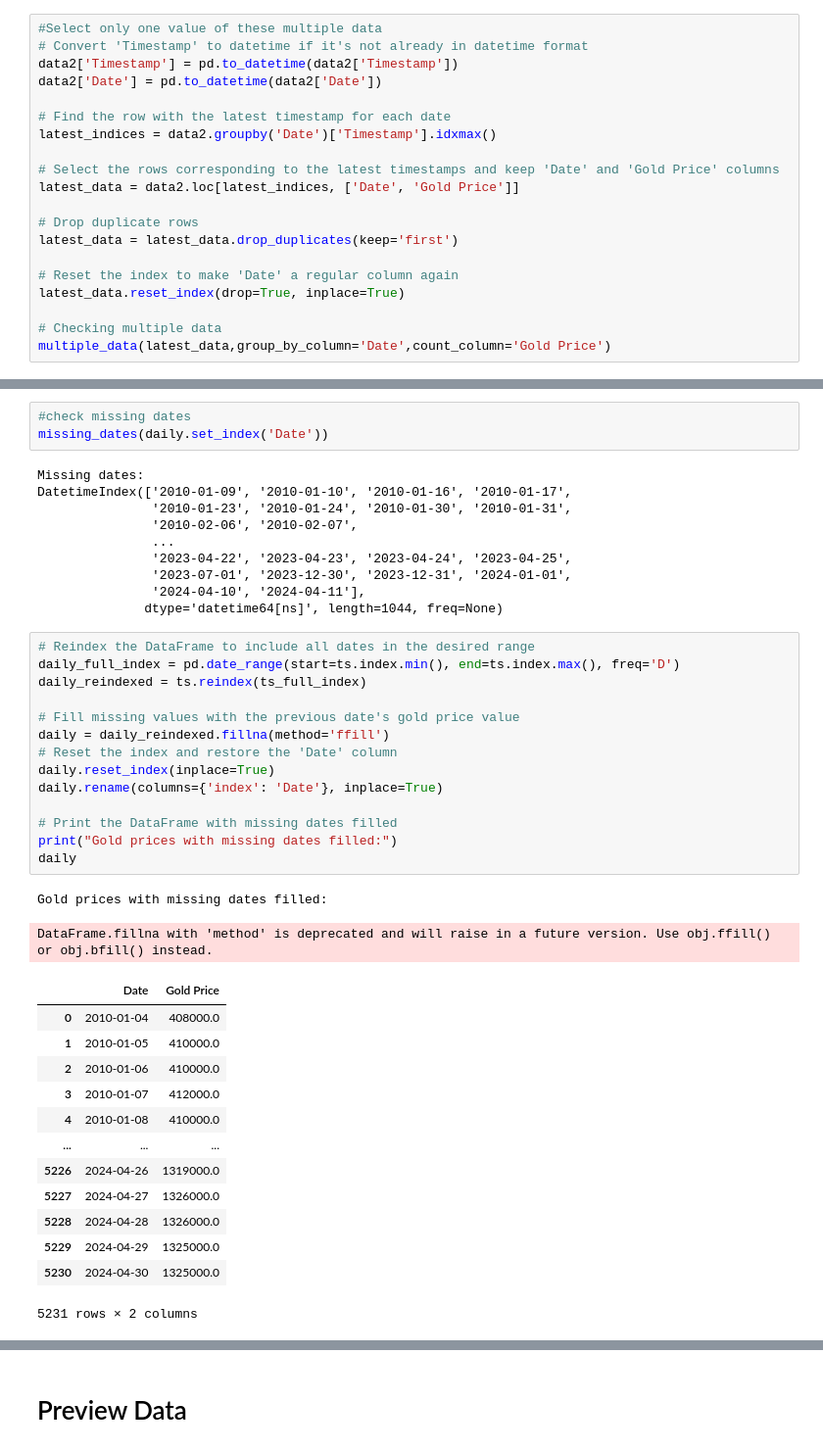
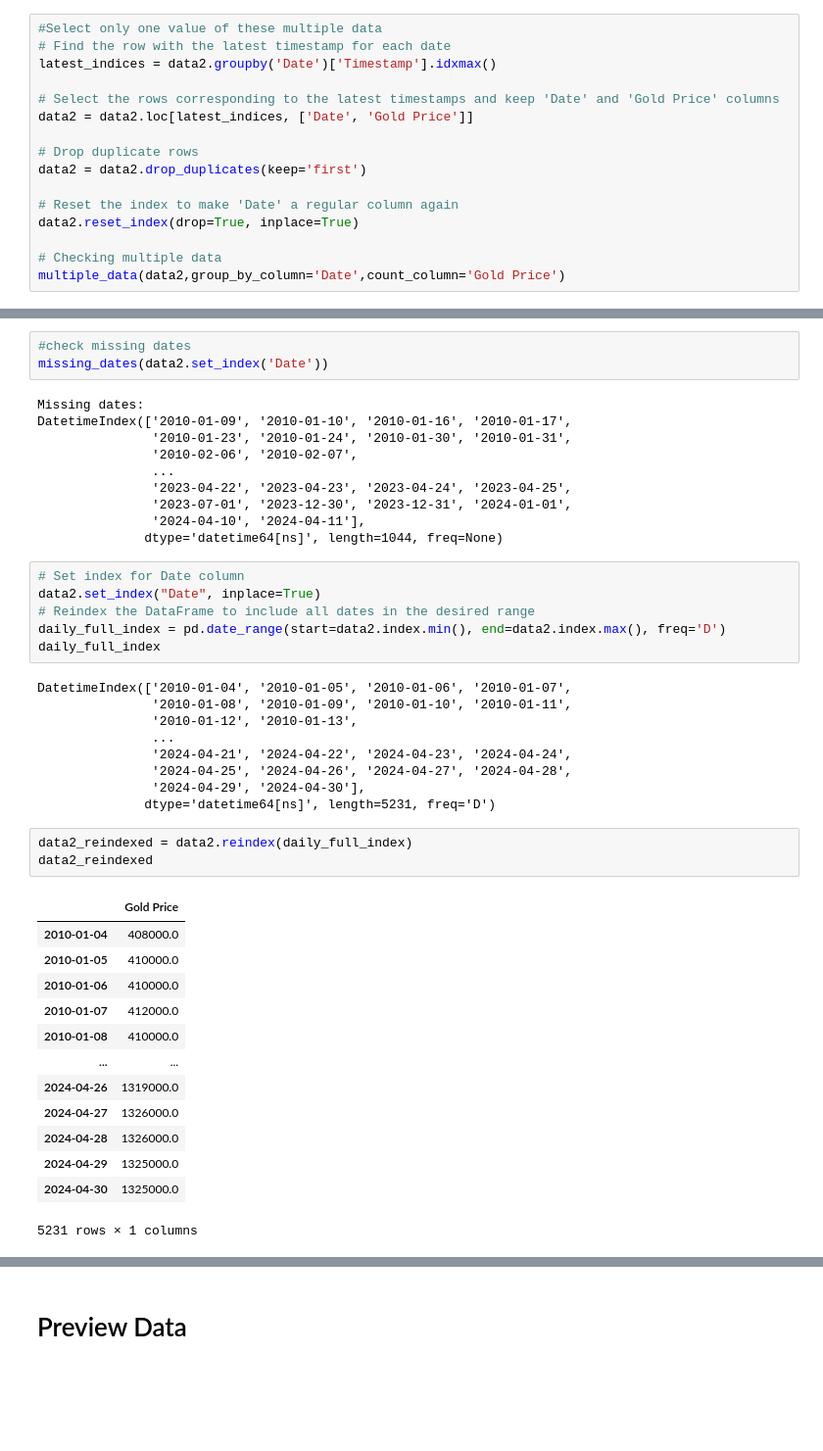
Before and after one commit to fahmiam2/antam-gold-forecasting, a Jupyter notebook: exploratory-data-analysis/notebooks/NB2_Initial_Exploration_Daily.ipynb, the cells around one changed output, grey strips where cells are left out. Shown: that part at 98% size. Saved outputs shown, nothing was run; the diff lists cells and outputs as text; blank space fills up the shorter version.

```diff
--- a/exploratory-data-analysis/notebooks/NB2_Initial_Exploration_Daily.ipynb
+++ b/exploratory-data-analysis/notebooks/NB2_Initial_Exploration_Daily.ipynb
@@ -186,23 +196,19 @@ Date
 Name: Gold Price, dtype: int64
 # %%
 #Select only one value of these multiple data
-# Convert 'Timestamp' to datetime if it's not already in datetime format
-data2['Timestamp'] = pd.to_datetime(data2['Timestamp'])
-data2['Date'] = pd.to_datetime(data2['Date'])
-
 # Find the row with the latest timestamp for each date
 latest_indices = data2.groupby('Date')['Timestamp'].idxmax()
 
 # Select the rows corresponding to the latest timestamps and keep 'Date' and 'Gold Price' columns
-latest_data = data2.loc[latest_indices, ['Date', 'Gold Price']]
+data2 = data2.loc[latest_indices, ['Date', 'Gold Price']]
 
 # Drop duplicate rows
-latest_data = latest_data.drop_duplicates(keep='first')
+data2 = data2.drop_duplicates(keep='first')
 
 # Reset the index to make 'Date' a regular column again
-latest_data.reset_index(drop=True, inplace=True)
+data2.reset_index(drop=True, inplace=True)
 
 # Checking multiple data
-multiple_data(latest_data,group_by_column='Date',count_column='Gold Price')
+multiple_data(data2,group_by_column='Date',count_column='Gold Price')
 # %% [output]
 No Gold Prices with multiple values found.
@@ -239,6 +217,6 @@ daily
 # %%
 #check missing dates
-missing_dates(daily.set_index('Date'))
+missing_dates(data2.set_index('Date'))
 # %% [output]
 Missing dates:
 DatetimeIndex(['2010-01-09', '2010-01-10', '2010-01-16', '2010-01-17',
@@ -249,33 +227,35 @@ DatetimeIndex(['2010-01-09', '2010-01-10', '2010-01-16', '2010-01-17',
                '2023-07-01', '2023-12-30', '2023-12-31', '2024-01-01',
                '2024-04-10', '2024-04-11'],
               dtype='datetime64[ns]', length=1044, freq=None)
-# %%
-# Reindex the DataFrame to include all dates in the desired range
-daily_full_index = pd.date_range(start=ts.index.min(), end=ts.index.max(), freq='D')
-daily_reindexed = ts.reindex(ts_full_index)
-
-# Fill missing values with the previous date's gold price value
-daily = daily_reindexed.fillna(method='ffill')
-# Reset the index and restore the 'Date' column
-daily.reset_index(inplace=True)
-daily.rename(columns={'index': 'Date'}, inplace=True)
-
-# Print the DataFrame with missing dates filled
-print("Gold prices with missing dates filled:")
-daily
-# %% [output]
-Gold prices with missing dates filled:
-DataFrame.fillna with 'method' is deprecated and will raise in a future version. Use obj.ffill() or obj.bfill() instead.
-|  | Date | Gold Price |
-| 0 | 2010-01-04 | 408000.0 |
-| 1 | 2010-01-05 | 410000.0 |
-| 2 | 2010-01-06 | 410000.0 |
-| 3 | 2010-01-07 | 412000.0 |
-| 4 | 2010-01-08 | 410000.0 |
-| ... | ... | ... |
-| 5226 | 2024-04-26 | 1319000.0 |
-| 5227 | 2024-04-27 | 1326000.0 |
-| 5228 | 2024-04-28 | 1326000.0 |
-| 5229 | 2024-04-29 | 1325000.0 |
-| 5230 | 2024-04-30 | 1325000.0 |
-5231 rows × 2 columns
+# %%
+# Set index for Date column
+data2.set_index("Date", inplace=True)
+# Reindex the DataFrame to include all dates in the desired range
+daily_full_index = pd.date_range(start=data2.index.min(), end=data2.index.max(), freq='D')
+daily_full_index
+# %% [output]
+DatetimeIndex(['2010-01-04', '2010-01-05', '2010-01-06', '2010-01-07',
+               '2010-01-08', '2010-01-09', '2010-01-10', '2010-01-11',
+               '2010-01-12', '2010-01-13',
+               ...
+               '2024-04-21', '2024-04-22', '2024-04-23', '2024-04-24',
+               '2024-04-25', '2024-04-26', '2024-04-27', '2024-04-28',
+               '2024-04-29', '2024-04-30'],
+              dtype='datetime64[ns]', length=5231, freq='D')
+# %%
+data2_reindexed = data2.reindex(daily_full_index)
+data2_reindexed
+# %% [output]
+|  | Gold Price |
+| 2010-01-04 | 408000.0 |
+| 2010-01-05 | 410000.0 |
+| 2010-01-06 | 410000.0 |
+| 2010-01-07 | 412000.0 |
+| 2010-01-08 | 410000.0 |
+| ... | ... |
+| 2024-04-26 | 1319000.0 |
+| 2024-04-27 | 1326000.0 |
+| 2024-04-28 | 1326000.0 |
+| 2024-04-29 | 1325000.0 |
+| 2024-04-30 | 1325000.0 |
+5231 rows × 1 columns
```
Also changed, not shown: parts of 28 cells of this notebook.
